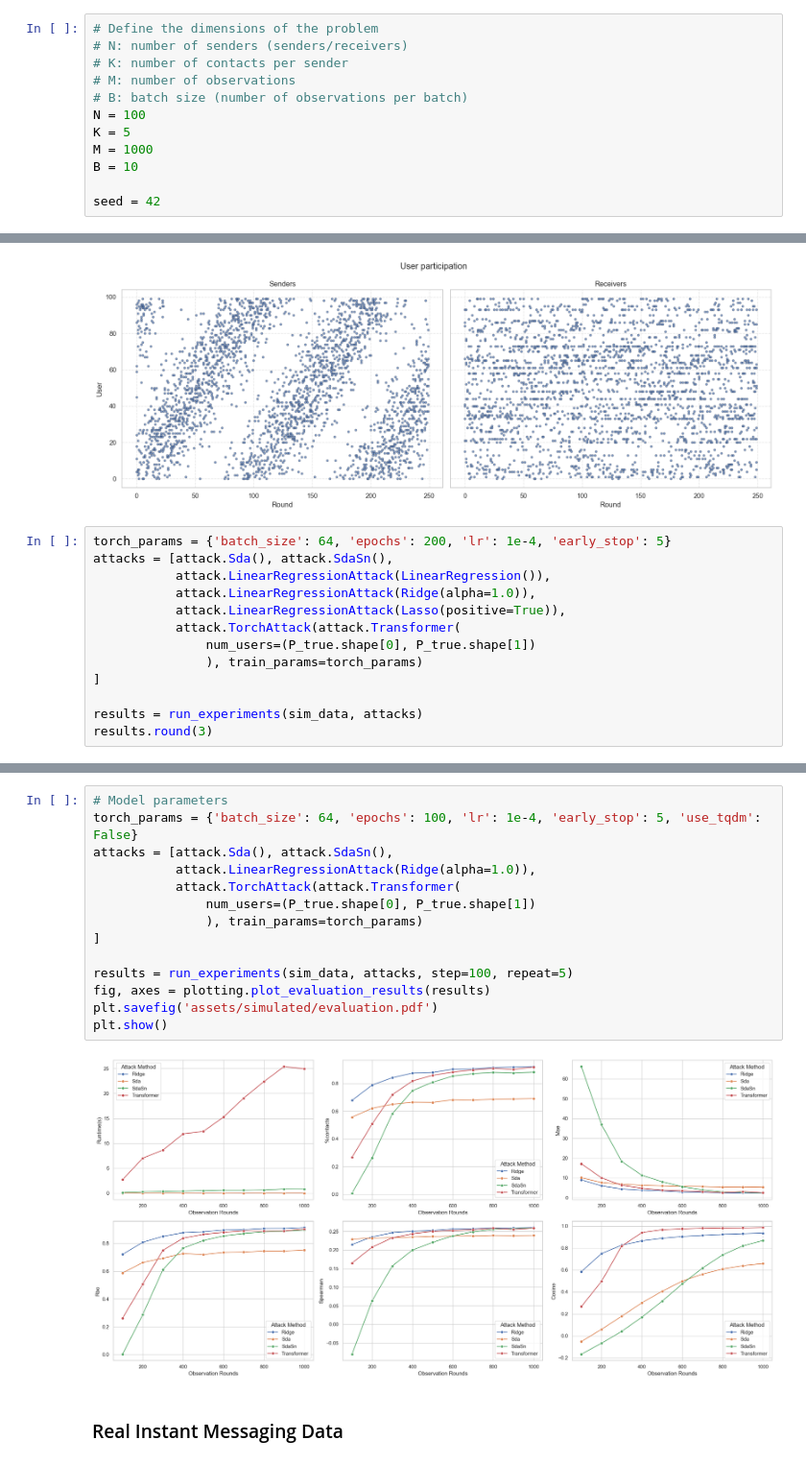
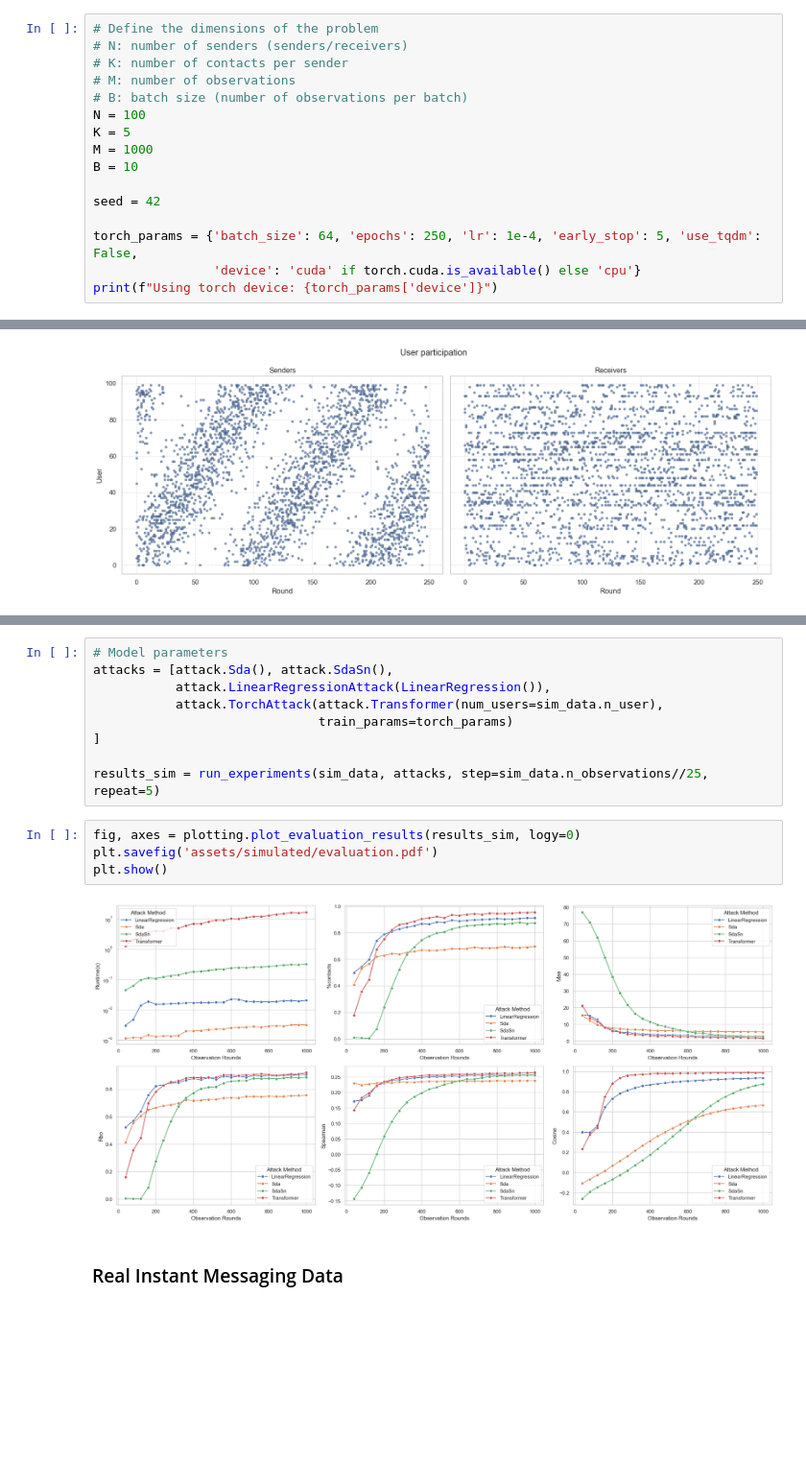
Before and after one commit to wim50594/sda-analysis, a Jupyter notebook: main.ipynb, the cells around one changed output, grey strips where cells are left out. Shown at 96% size. Cells and saved outputs as stored; diff of their text form; blank space fills up the shorter version.

```diff
--- a/main.ipynb
+++ b/main.ipynb
@@ -21,3 +22,7 @@ M = 1000
 B = 10
 
 seed = 42
+
+torch_params = {'batch_size': 64, 'epochs': 250, 'lr': 1e-4, 'early_stop': 5, 'use_tqdm': False,
+                'device': 'cuda' if torch.cuda.is_available() else 'cpu'}
+print(f"Using torch device: {torch_params['device']}")
@@ -35,16 +45,3 @@ plt.savefig('assets/simulated/user_participation.pdf')
 plt.show()
 # %% [output]
 [figure]
-# %%
-torch_params = {'batch_size': 64, 'epochs': 200, 'lr': 1e-4, 'early_stop': 5}
-attacks = [attack.Sda(), attack.SdaSn(),
-           attack.LinearRegressionAttack(LinearRegression()),
-           attack.LinearRegressionAttack(Ridge(alpha=1.0)),
-           attack.LinearRegressionAttack(Lasso(positive=True)),
-           attack.TorchAttack(attack.Transformer(
-               num_users=(P_true.shape[0], P_true.shape[1])
-               ), train_params=torch_params)
-]
-
-results = run_experiments(sim_data, attacks)
-results.round(3)
@@ -59,19 +48,18 @@ results.round(3)
 # %%
 # Model parameters
-torch_params = {'batch_size': 64, 'epochs': 100, 'lr': 1e-4, 'early_stop': 5, 'use_tqdm': False}
 attacks = [attack.Sda(), attack.SdaSn(),
-           attack.LinearRegressionAttack(Ridge(alpha=1.0)),
-           attack.TorchAttack(attack.Transformer(
-               num_users=(P_true.shape[0], P_true.shape[1])
-               ), train_params=torch_params)
+           attack.LinearRegressionAttack(LinearRegression()),
+           attack.TorchAttack(attack.Transformer(num_users=sim_data.n_user),
+                              train_params=torch_params)
 ]
 
-results = run_experiments(sim_data, attacks, step=100, repeat=5)
-fig, axes = plotting.plot_evaluation_results(results)
-plt.savefig('assets/simulated/evaluation.pdf')
-plt.show()
+results_sim = run_experiments(sim_data, attacks, step=sim_data.n_observations//25, repeat=5)
-# %% [output]
-[figure, removed]
+# %%
+fig, axes = plotting.plot_evaluation_results(results_sim, logy=0)
+plt.savefig('assets/simulated/evaluation.pdf')
+plt.show()
+# %% [output]
+[figure, added]
 # %% [markdown]
 ### Real Instant Messaging Data
 # %%
```
Also changed, not shown: parts of 9 cells of this notebook, 15 other files.
